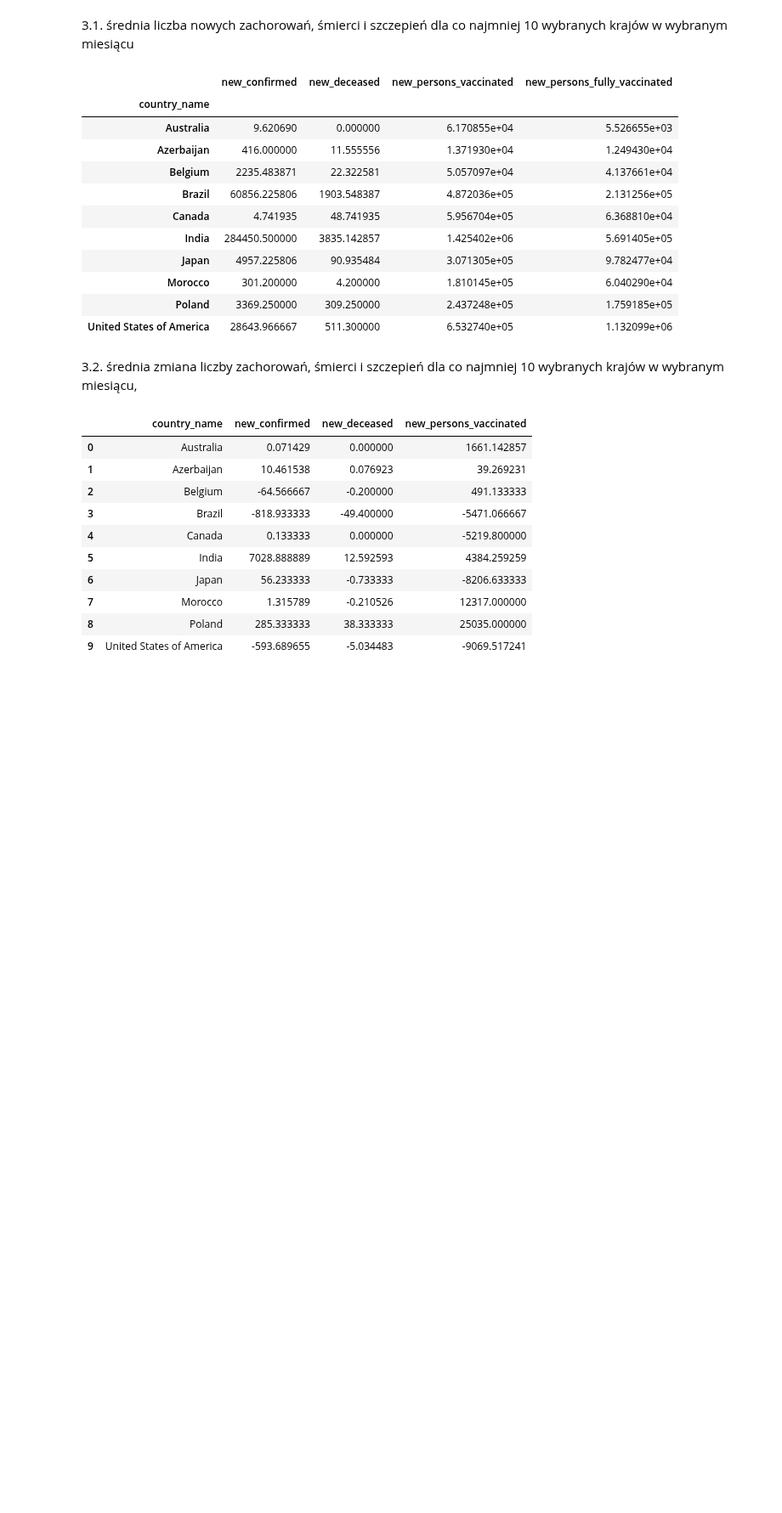
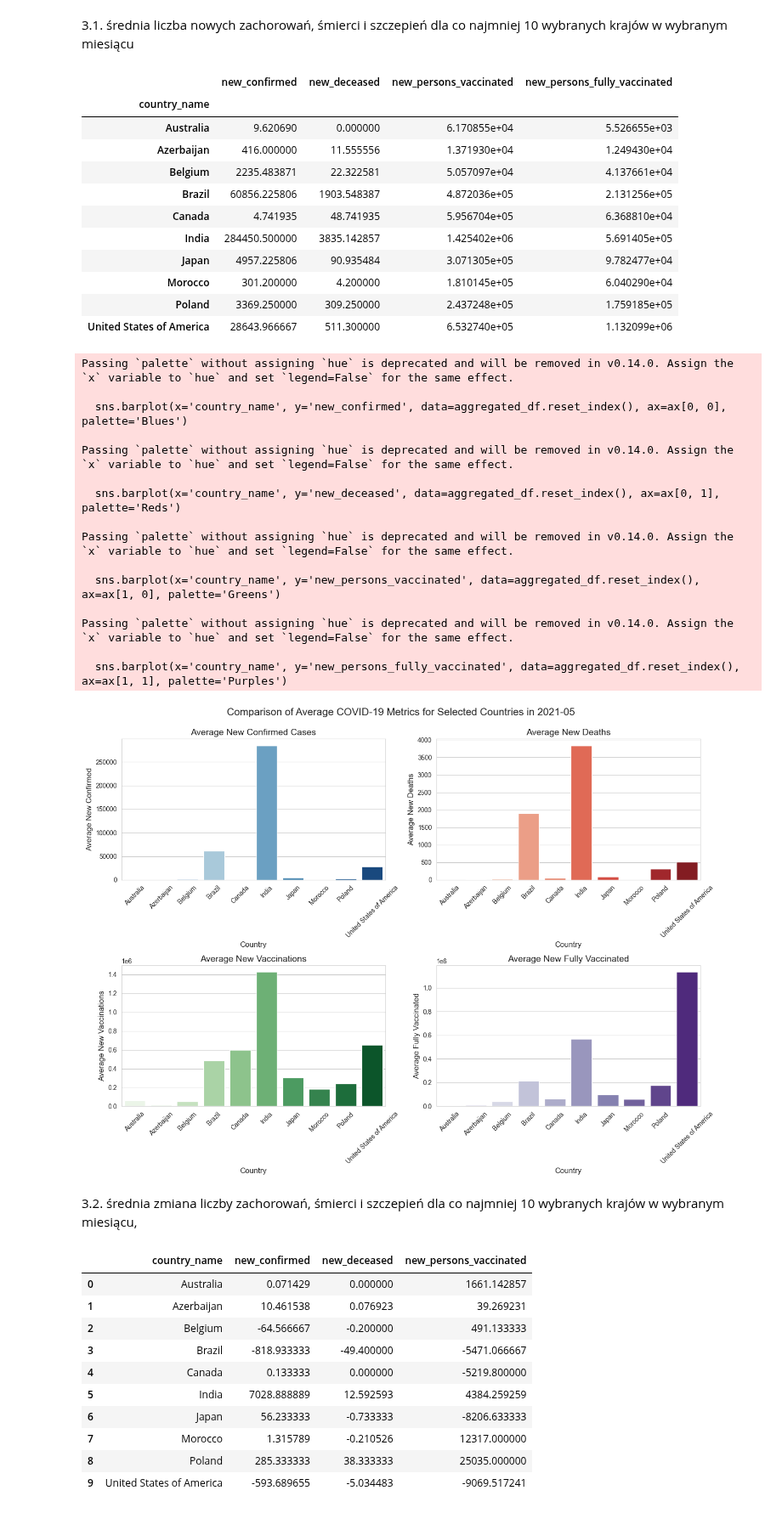
Before and after one commit to JakubKaczmarek5764/BigData1, a Jupyter notebook: zad2.ipynb, the cells around one changed output. Shown at 85% size. Drawn from its saved outputs; the diff is of its cells as text; code cells hidden in the pictures; blank space fills up the shorter version.

Commit message:
some wykresys

```diff
--- a/zad2.ipynb
+++ b/zad2.ipynb
@@ -230,14 +230,14 @@ month = 5
 year = 2021
 
 countries = ['Australia', 'Poland', 'United States of America', 'Belgium', 'Canada', 'Brazil', 'Japan', 'India', 'Azerbaijan', 'Morocco'] # ...
-(
-    df[
+filtered_df = df[
     (df['date'].dt.year == year) &
     (df['date'].dt.month == month) &
-    (df['subregion1_code_x'].isna())
-    & (df['country_name'].isin(countries))]
-    .groupby(['country_name'])[['new_confirmed', 'new_deceased', 'new_persons_vaccinated', 'new_persons_fully_vaccinated']].mean()
-)
+    (df['subregion1_code_x'].isna()) &
+    (df['country_name'].isin(countries))
+]
+aggregated_df = filtered_df.groupby(['country_name'])[['new_confirmed', 'new_deceased', 'new_persons_vaccinated', 'new_persons_fully_vaccinated']].mean()
+aggregated_df
 # %% [output]
 |  | new_confirmed | new_deceased | new_persons_vaccinated | new_persons_fully_vaccinated |
 | country_name |  |  |  |  |
@@ -251,6 +251,59 @@ countries = ['Australia', 'Poland', 'United States of America', 'Belgium', 'Cana
 | Morocco | 301.200000 | 4.200000 | 1.810145e+05 | 6.040290e+04 |
 | Poland | 3369.250000 | 309.250000 | 2.437248e+05 | 1.759185e+05 |
 | United States of America | 28643.966667 | 511.300000 | 6.532740e+05 | 1.132099e+06 |
+# %%
+# Wykresy porównawcze
+fig, ax = plt.subplots(2, 2, figsize=(14, 10))
+
+# Wykres 1: new_confirmed
+sns.barplot(x='country_name', y='new_confirmed', data=aggregated_df.reset_index(), ax=ax[0, 0], palette='Blues')
+ax[0, 0].set_title('Average New Confirmed Cases', fontsize=14)
+ax[0, 0].set_ylabel('Average New Confirmed', fontsize=12)
+ax[0, 0].set_xlabel('Country', fontsize=12)
+ax[0, 0].tick_params(axis='x', rotation=45)
+
+# Wykres 2: new_deceased
+sns.barplot(x='country_name', y='new_deceased', data=aggregated_df.reset_index(), ax=ax[0, 1], palette='Reds')
+ax[0, 1].set_title('Average New Deaths', fontsize=14)
+ax[0, 1].set_ylabel('Average New Deaths', fontsize=12)
+ax[0, 1].set_xlabel('Country', fontsize=12)
+ax[0, 1].tick_params(axis='x', rotation=45)
+
+# Wykres 3: new_persons_vaccinated
+sns.barplot(x='country_name', y='new_persons_vaccinated', data=aggregated_df.reset_index(), ax=ax[1, 0], palette='Greens')
+ax[1, 0].set_title('Average New Vaccinations', fontsize=14)
+ax[1, 0].set_ylabel('Average New Vaccinations', fontsize=12)
+ax[1, 0].set_xlabel('Country', fontsize=12)
+ax[1, 0].tick_params(axis='x', rotation=45)
+
+# Wykres 4: new_persons_fully_vaccinated
+sns.barplot(x='country_name', y='new_persons_fully_vaccinated', data=aggregated_df.reset_index(), ax=ax[1, 1], palette='Purples')
+ax[1, 1].set_title('Average New Fully Vaccinated', fontsize=14)
+ax[1, 1].set_ylabel('Average Fully Vaccinated', fontsize=12)
+ax[1, 1].set_xlabel('Country', fontsize=12)
+ax[1, 1].tick_params(axis='x', rotation=45)
+
+# Dostosowanie układu
+plt.tight_layout()
+plt.suptitle(f'Comparison of Average COVID-19 Metrics for Selected Countries in {year}-{month:02d}', fontsize=16, y=1.03)
+plt.show()
+# %% [output]
+Passing `palette` without assigning `hue` is deprecated and will be removed in v0.14.0. Assign the `x` variable to `hue` and set `legend=False` for the same effect.
+
+  sns.barplot(x='country_name', y='new_confirmed', data=aggregated_df.reset_index(), ax=ax[0, 0], palette='Blues')
+
+Passing `palette` without assigning `hue` is deprecated and will be removed in v0.14.0. Assign the `x` variable to `hue` and set `legend=False` for the same effect.
+
+  sns.barplot(x='country_name', y='new_deceased', data=aggregated_df.reset_index(), ax=ax[0, 1], palette='Reds')
+
+Passing `palette` without assigning `hue` is deprecated and will be removed in v0.14.0. Assign the `x` variable to `hue` and set `legend=False` for the same effect.
+
+  sns.barplot(x='country_name', y='new_persons_vaccinated', data=aggregated_df.reset_index(), ax=ax[1, 0], palette='Greens')
+
+Passing `palette` without assigning `hue` is deprecated and will be removed in v0.14.0. Assign the `x` variable to `hue` and set `legend=False` for the same effect.
+
+  sns.barplot(x='country_name', y='new_persons_fully_vaccinated', data=aggregated_df.reset_index(), ax=ax[1, 1], palette='Purples')
+[figure, added]
 # %% [markdown]
 3.2. średnia zmiana liczby zachorowań, śmierci i szczepień dla co najmniej 10 wybranych krajów w wybranym miesiącu,
 # %%
```
Also changed, not shown: parts of 1 cell of this notebook.
